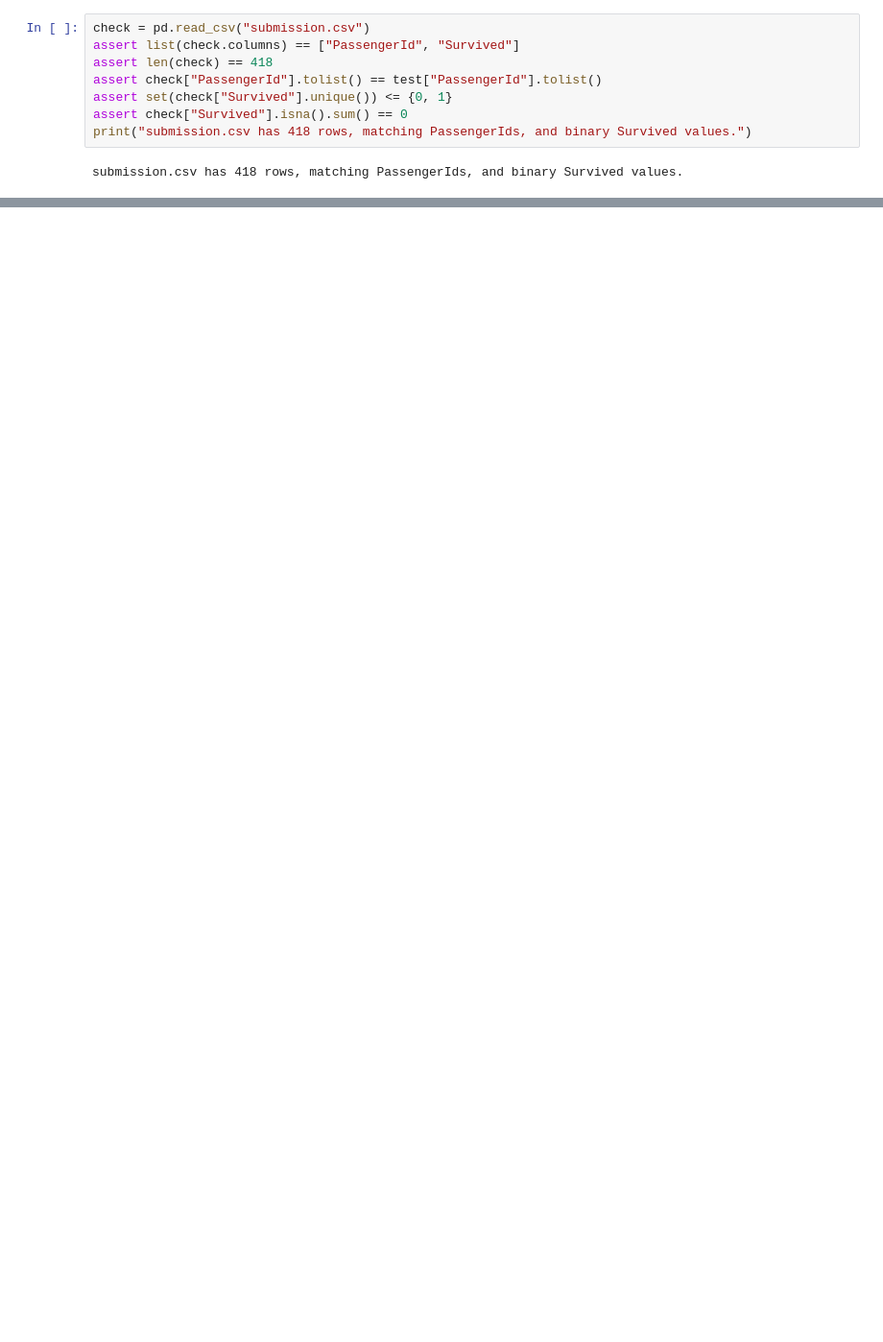
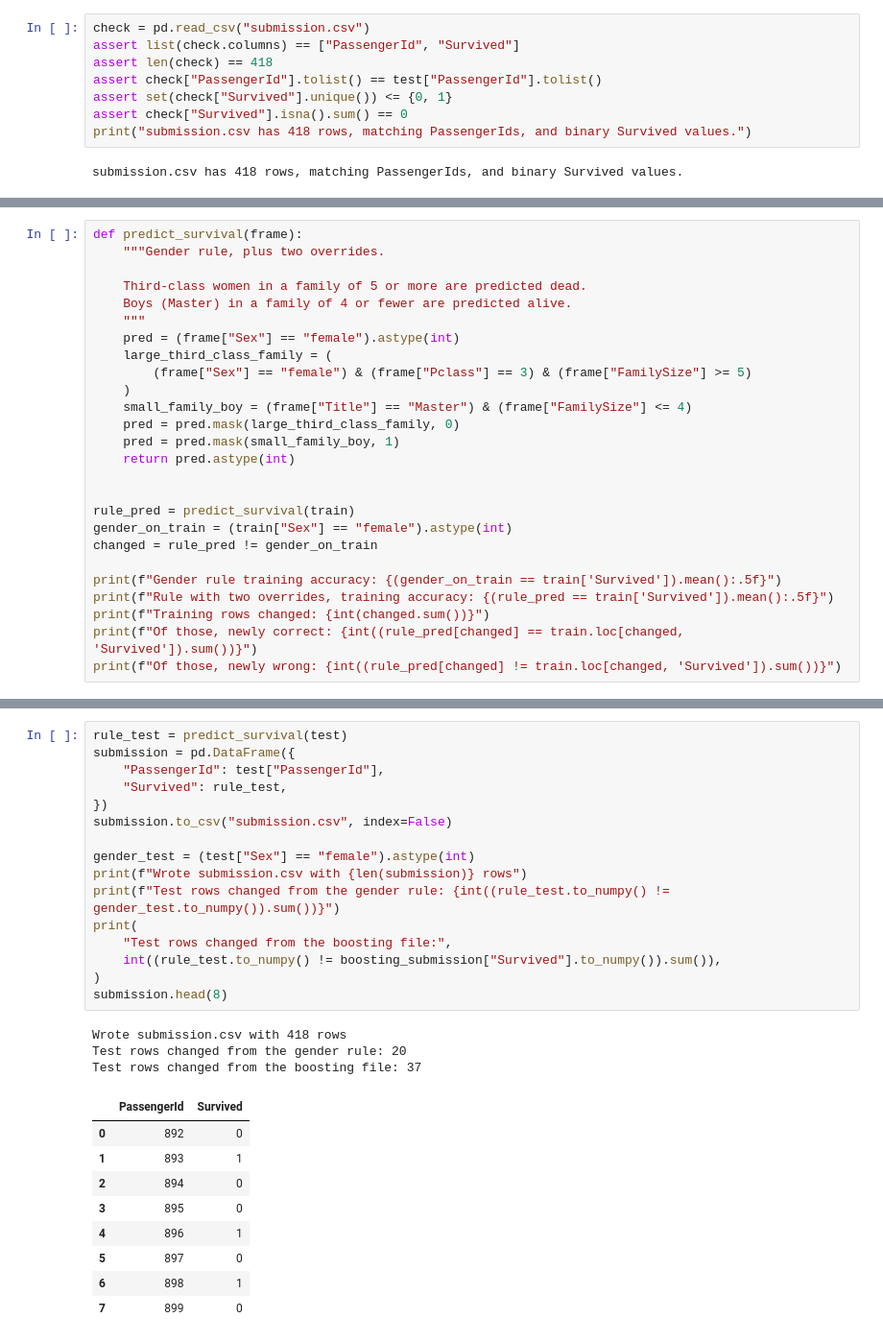
Before and after one commit to DzinhP/Data144Lab5, a Jupyter notebook: titanic.ipynb, the cells around one changed output, grey strips where cells are left out. Shown at 96% size. Drawn from its saved outputs; the diff is of its cells as text; blank space fills up the shorter version.

```diff
--- a/titanic.ipynb
+++ b/titanic.ipynb
@@ -449,0 +497,26 @@ submission.csv has 418 rows, matching PassengerIds, and binary Survived values.
+# %%
+def predict_survival(frame):
+    """Gender rule, plus two overrides.
+
+    Third-class women in a family of 5 or more are predicted dead.
+    Boys (Master) in a family of 4 or fewer are predicted alive.
+    """
+    pred = (frame["Sex"] == "female").astype(int)
+    large_third_class_family = (
+        (frame["Sex"] == "female") & (frame["Pclass"] == 3) & (frame["FamilySize"] >= 5)
+    )
+    small_family_boy = (frame["Title"] == "Master") & (frame["FamilySize"] <= 4)
+    pred = pred.mask(large_third_class_family, 0)
+    pred = pred.mask(small_family_boy, 1)
+    return pred.astype(int)
+
+
+rule_pred = predict_survival(train)
+gender_on_train = (train["Sex"] == "female").astype(int)
+changed = rule_pred != gender_on_train
+
+print(f"Gender rule training accuracy: {(gender_on_train == train['Survived']).mean():.5f}")
+print(f"Rule with two overrides, training accuracy: {(rule_pred == train['Survived']).mean():.5f}")
+print(f"Training rows changed: {int(changed.sum())}")
+print(f"Of those, newly correct: {int((rule_pred[changed] == train.loc[changed, 'Survived']).sum())}")
+print(f"Of those, newly wrong: {int((rule_pred[changed] != train.loc[changed, 'Survived']).sum())}")
@@ -449,0 +529,29 @@ submission.csv has 418 rows, matching PassengerIds, and binary Survived values.
+# %%
+rule_test = predict_survival(test)
+submission = pd.DataFrame({
+    "PassengerId": test["PassengerId"],
+    "Survived": rule_test,
+})
+submission.to_csv("submission.csv", index=False)
+
+gender_test = (test["Sex"] == "female").astype(int)
+print(f"Wrote submission.csv with {len(submission)} rows")
+print(f"Test rows changed from the gender rule: {int((rule_test.to_numpy() != gender_test.to_numpy()).sum())}")
+print(
+    "Test rows changed from the boosting file:",
+    int((rule_test.to_numpy() != boosting_submission["Survived"].to_numpy()).sum()),
+)
+submission.head(8)
+# %% [output]
+Wrote submission.csv with 418 rows
+Test rows changed from the gender rule: 20
+Test rows changed from the boosting file: 37
+|  | PassengerId | Survived |
+| 0 | 892 | 0 |
+| 1 | 893 | 1 |
+| 2 | 894 | 0 |
+| 3 | 895 | 0 |
+| 4 | 896 | 1 |
+| 5 | 897 | 0 |
+| 6 | 898 | 1 |
+| 7 | 899 | 0 |
```
Also changed, not shown: parts of 15 cells of this notebook, 3 other files.
